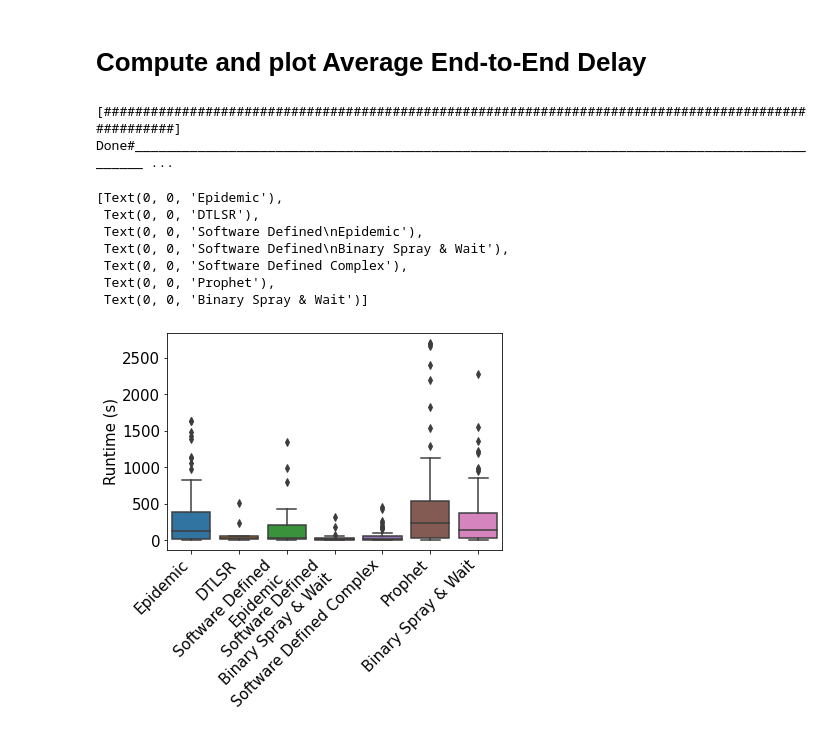
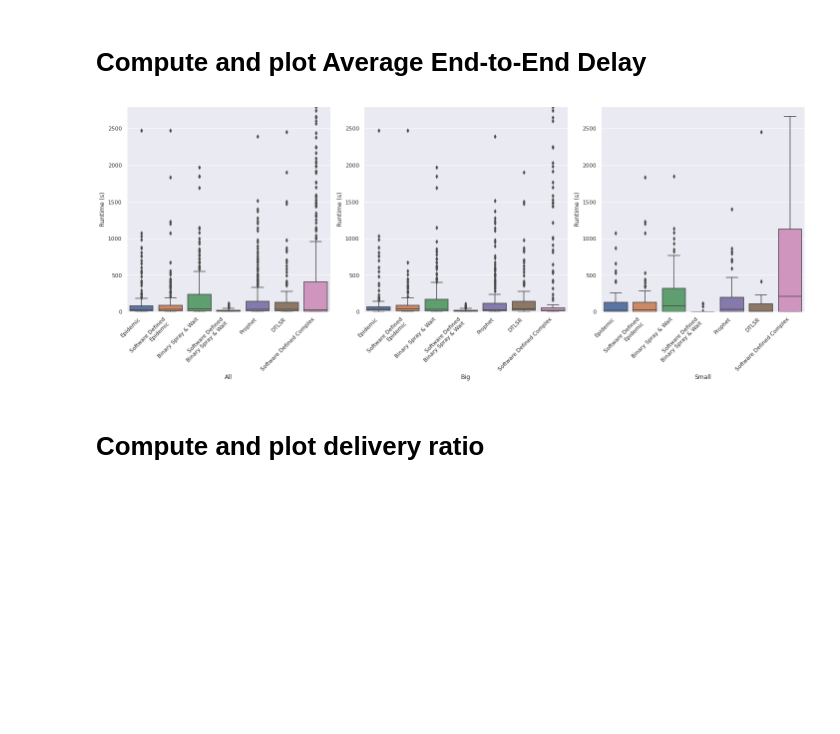
Before and after one commit to umr-ds/progdtn-evaluation, a Jupyter notebook: evaluation/paper/runtimes.ipynb, the cells around one changed output. Cells and saved outputs as stored; diff of their text form; code cells hidden in the pictures; blank space fills up the shorter version.

```diff
--- a/evaluation/paper/runtimes.ipynb
+++ b/evaluation/paper/runtimes.ipynb
@@ -150,8 +218,8 @@ def bundle_runtimes(event_frame: pd.DataFrame) -> DataFrame:
     _len = len(delivery_instances)
     i = 0
     for name, instance in delivery_instances:
-        progress_bar(i, _len)
-        i += 1
+        if instance["meta"].any() == True:
+            continue
 
         sim_instance_id, bundle = name
 
@@ -160,7 +228,7 @@ def bundle_runtimes(event_frame: pd.DataFrame) -> DataFrame:
         delivery_time = delivery_row["timestamp"]
 
         creation_row = creation_instances[creation_instances.bundle == bundle]
-        if creation_row.empty: # TODO: Remove, after context bundles are ignored!
+        if creation_row.empty:
             continue
         creation_time = creation_row["timestamp"].iloc[0]
         runtime = delivery_time - creation_time
@@ -171,42 +239,41 @@ def bundle_runtimes(event_frame: pd.DataFrame) -> DataFrame:
             "sim_instance_id": sim_instance_id,
             "bundle": bundle,
             "runtime": (runtime.to_pytimedelta() / timedelta(milliseconds=1)) / 1000,
-            "routing": creation_row["routing"].values[0]
+            "routing": creation_row["routing"].values[0],
+            "bundle_size": creation_row["bundle_size"].values[0]
         }
 
         big_fat_dataframe = big_fat_dataframe.append(runtime_dict, ignore_index=True)
 
-    big_fat_dataframe.loc[big_fat_dataframe['routing'] == 'epidemic', 'routing'] = 'Epidemic'
-    big_fat_dataframe.loc[big_fat_dataframe['routing'] == 'binary_spray', 'routing'] = 'Binary Spray & Wait'
-    big_fat_dataframe.loc[big_fat_dataframe['routing'] == 'prophet', 'routing'] = 'Prophet'
-    big_fat_dataframe.loc[big_fat_dataframe['routing'] == 'dtlsr', 'routing'] = 'DTLSR'
-    big_fat_dataframe.loc[big_fat_dataframe['routing'] == 'context_epidemic', 'routing'] = 'Software Defined\nEpidemic'
-    big_fat_dataframe.loc[big_fat_dataframe['routing'] == 'context_spray', 'routing'] = 'Software Defined\nBinary Spray & Wait'
-    big_fat_dataframe.loc[big_fat_dataframe['routing'] == 'context_complex', 'routing'] = 'Software Defined Complex'
-
     return big_fat_dataframe
-
-runtimes = bundle_runtimes(event_frame)
-# %% [output]
-[####################################################################################################] Done#____________________________________________________________________________________________ ...
-# %%
-ax = sns.boxplot(x="routing", y="runtime", data=runtimes)
-ax.set(xlabel='', ylabel='Runtime (s)')
-ax.set_xticklabels(
-    ax.get_xticklabels(),
-    rotation=45,
-    horizontalalignment='right',
-    fontweight='light',
-)
-# %% [output]
-[Text(0, 0, 'Epidemic'),
- Text(0, 0, 'DTLSR'),
- Text(0, 0, 'Software Defined\nEpidemic'),
- Text(0, 0, 'Software Defined\nBinary Spray & Wait'),
- Text(0, 0, 'Software Defined Complex'),
- Text(0, 0, 'Prophet'),
- Text(0, 0, 'Binary Spray & Wait')]
-[figure, removed]
+# %%
+def plot_runtimes(big_fat_dataframe):
+    fig, axs = plt.subplots(1,3, figsize=(20, 8))
+
+    for label, ax in zip(labels, axs):
+        if label == 'all':
+            data = big_fat_dataframe
+        elif label == 'small':
+            data = big_fat_dataframe[big_fat_dataframe["bundle_size"] <= 500.0]
+        else:
+            data = big_fat_dataframe[big_fat_dataframe["bundle_size"] > 500.0]
+
+        sns.boxplot(x="routing", y="runtime", data=data, ax=ax, order=order)
+        ax.set(xlabel=label.capitalize() , ylabel='Runtime (s)', ylim=[0,2800])
+        ax.set_xticklabels(
+            ax.get_xticklabels(),
+            rotation=45,
+            horizontalalignment='right',
+            fontweight='light',
+        )
+
+    fig.tight_layout()
+
+plot_runtimes(bundle_runtimes(event_frame))
+# %% [output]
+[figure, added]
+# %% [markdown]
+# Compute and plot delivery ratio
 # %%
 def bundles_delivered(event_frame: pd.DataFrame) -> DataFrame:
     creation_instances = event_frame[event_frame.event == "creation"].groupby(["sim_instance_id"])
```
Also changed, not shown: parts of 24 cells of this notebook, 4 other files.
